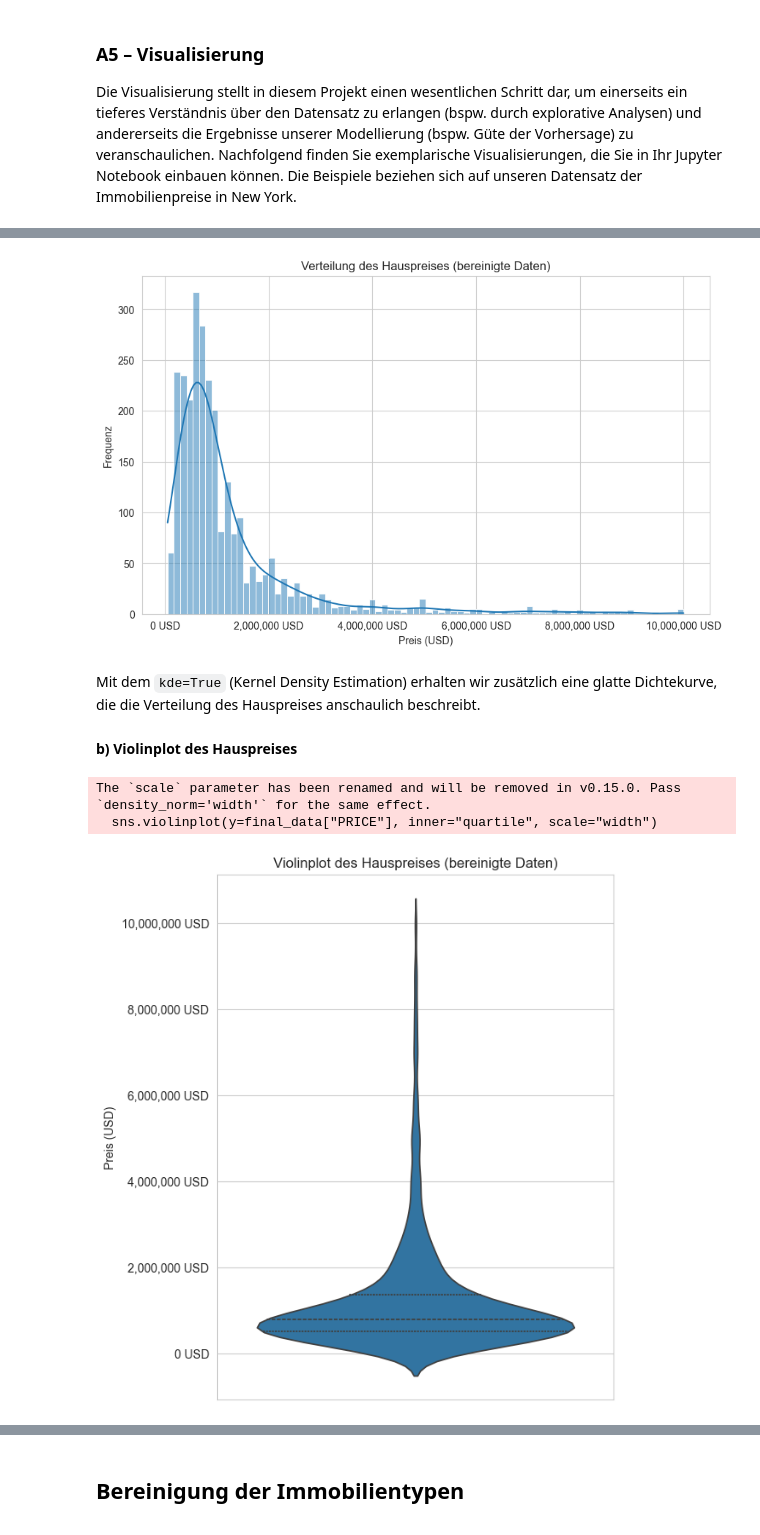
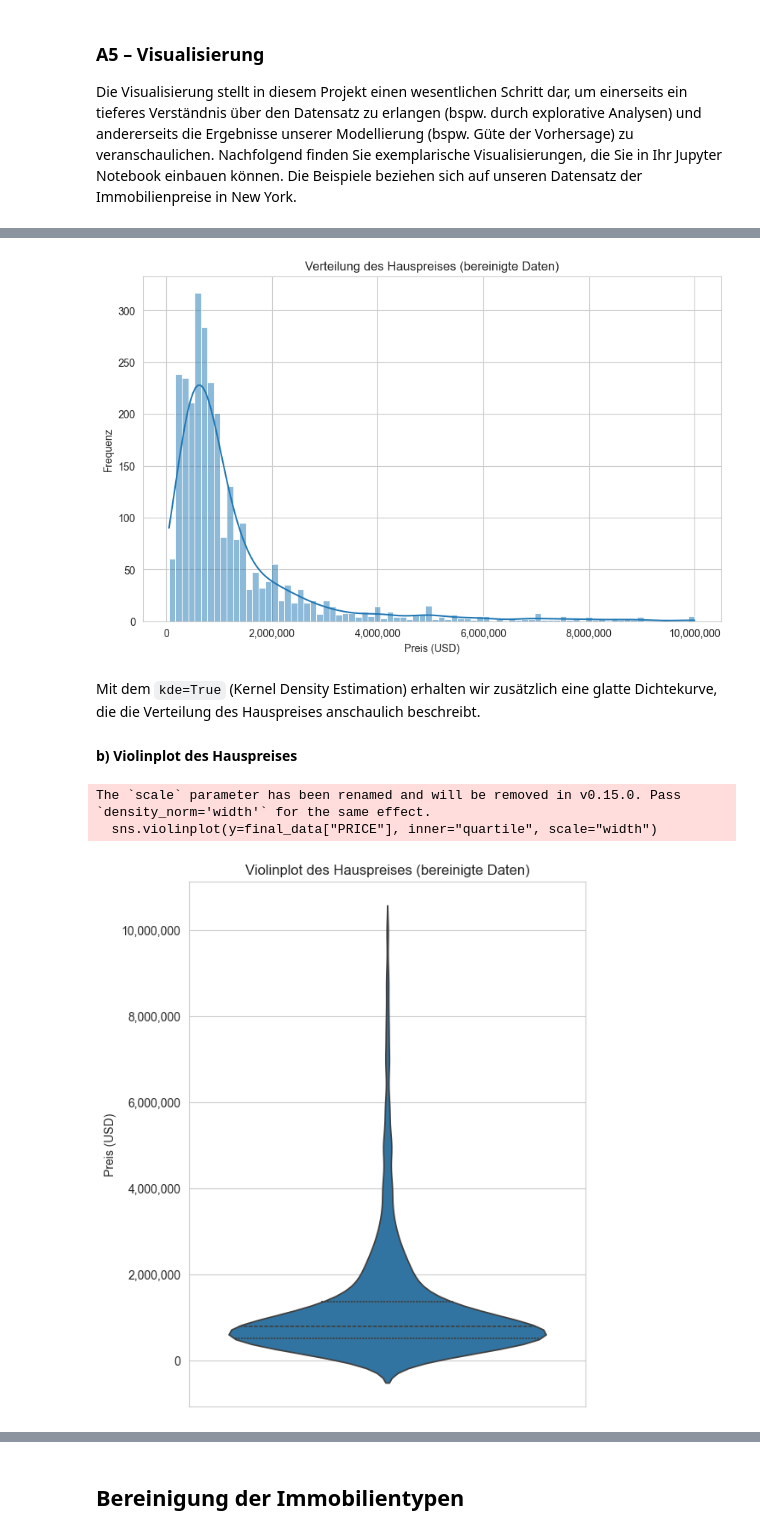
Before and after one commit to Velt1/DASC, a Jupyter notebook: CS22_1_Fritsche_Kossowski.ipynb, the cells around one changed output, grey strips where cells are left out. Cells and saved outputs as stored; diff of their text form; code cells hidden in the pictures.

```diff
--- a/CS22_1_Fritsche_Kossowski.ipynb
+++ b/CS22_1_Fritsche_Kossowski.ipynb
@@ -710,10 +710,10 @@ sns.histplot(data=final_data, x="PRICE", kde=True)
 plt.title("Verteilung des Hauspreises (bereinigte Daten)")
 plt.xlabel("Preis (USD)")
 plt.ylabel("Frequenz")
-plt.gca().xaxis.set_major_formatter(ticker.FuncFormatter(lambda x, _: f"{x:,.0f} USD"))
+plt.gca().xaxis.set_major_formatter(ticker.FuncFormatter(lambda x, _: f"{x:,.0f}"))
 plt.show()
 # %% [output]
-[figure, old version]
+[figure, new version]
 # %% [markdown]
 Mit dem `kde=True` (Kernel Density Estimation) erhalten wir zusätzlich eine glatte Dichtekurve, die die Verteilung des Hauspreises anschaulich beschreibt.
 
@@ -721,17 +721,17 @@ Mit dem `kde=True` (Kernel Density Estimation) erhalten wir zusätzlich eine gla
 # %%
 plt.figure(figsize=(6, 8))
 sns.violinplot(y=final_data["PRICE"], inner="quartile", scale="width")
 plt.title("Violinplot des Hauspreises (bereinigte Daten)")
 plt.ylabel("Preis (USD)")
 
 # Preisformatierung auf der y-Achse
-plt.gca().yaxis.set_major_formatter(ticker.FuncFormatter(lambda y, _: f"{y:,.0f} USD"))
+plt.gca().yaxis.set_major_formatter(ticker.FuncFormatter(lambda y, _: f"{y:,.0f}"))
 
 plt.show()
 # %% [output]
 The `scale` parameter has been renamed and will be removed in v0.15.0. Pass `density_norm='width'` for the same effect.
   sns.violinplot(y=final_data["PRICE"], inner="quartile", scale="width")
-[figure, old version]
+[figure, new version]
 # %% [markdown]
 Hier sehen wir auf einen Blick Ausreißer in den Preisen (z.B. sehr teure Luxusimmobilien).
 
```
Also changed, not shown: parts of 15 cells of this notebook.
